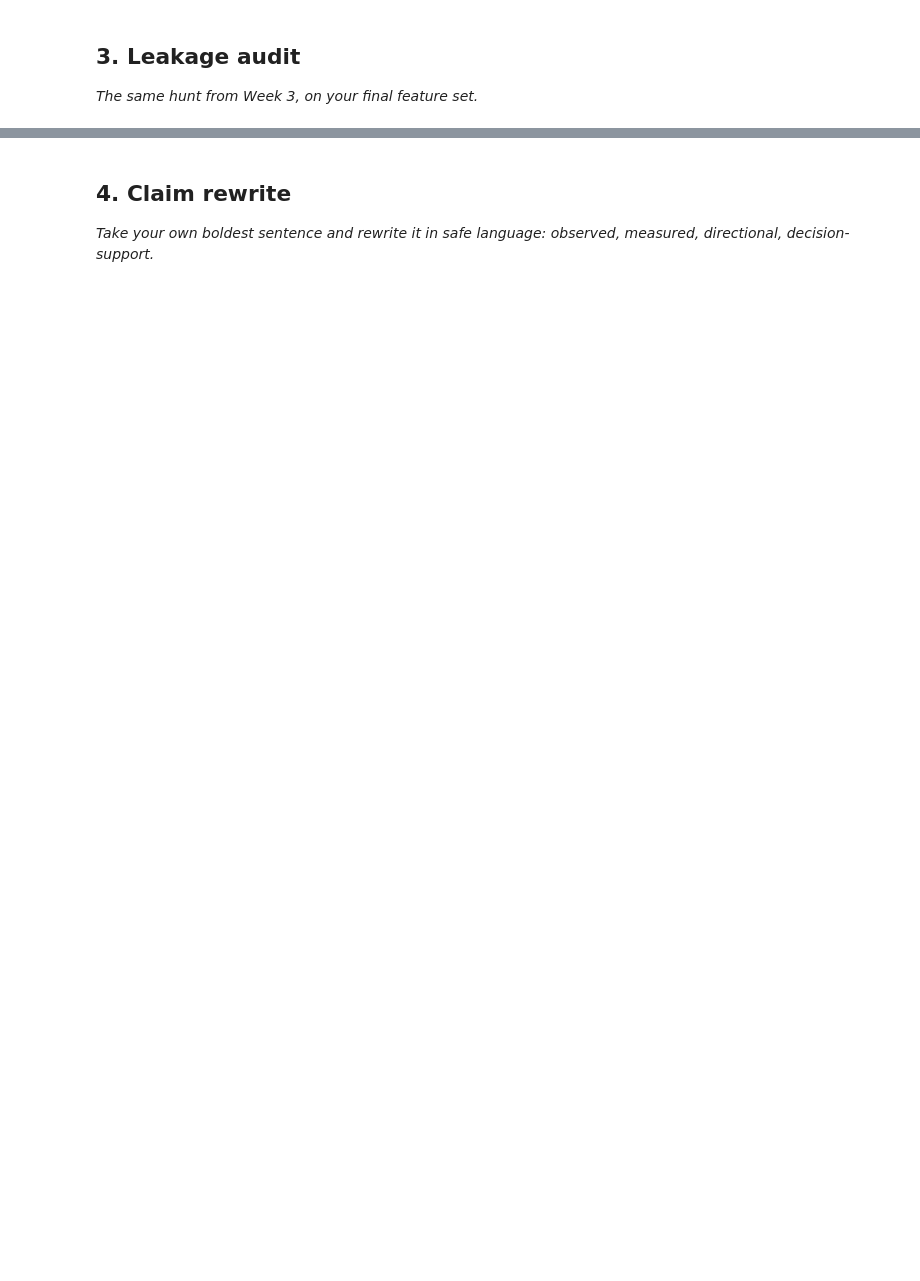
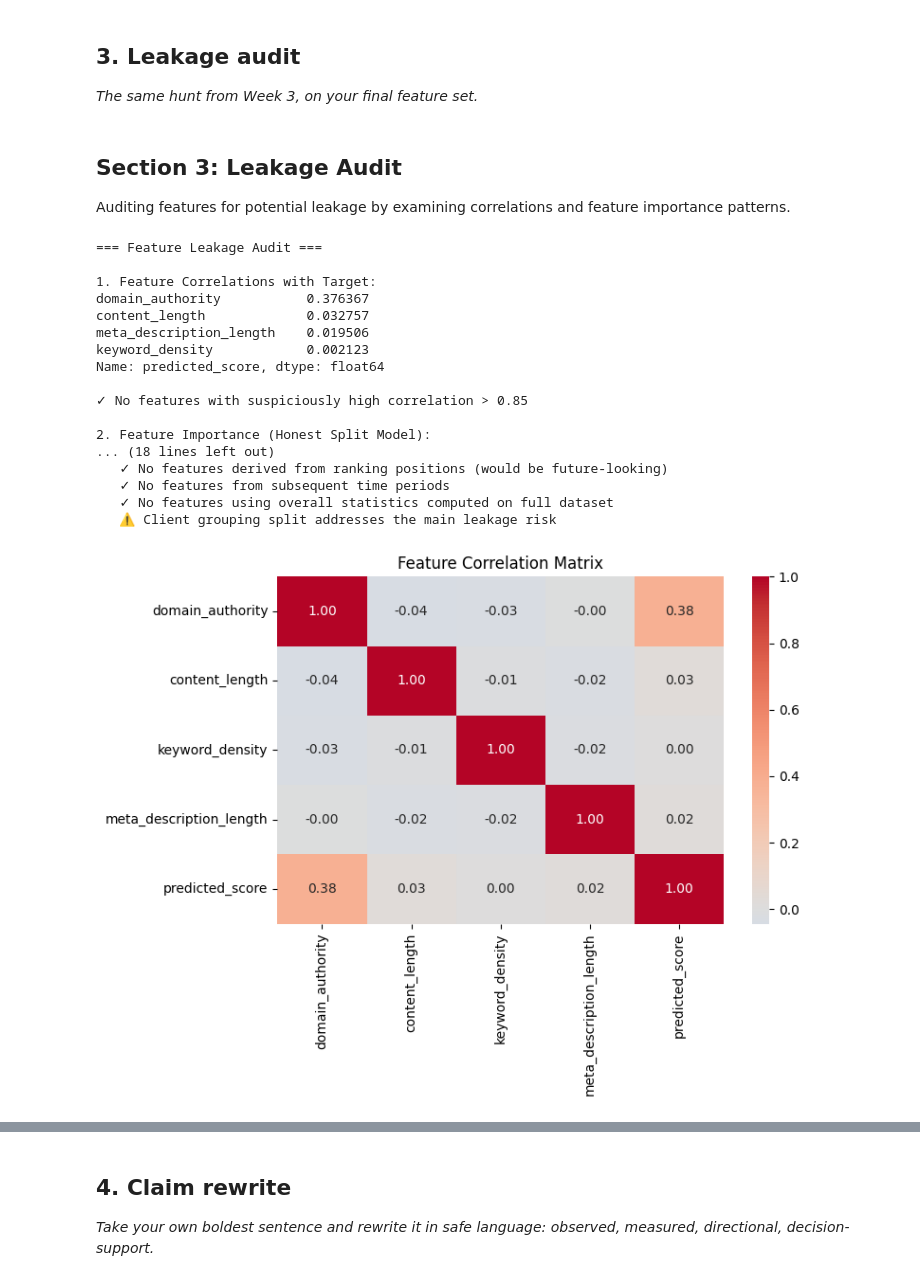
Before and after one commit to bushrahaider04/flyrank-ml-internship, a Jupyter notebook: work/notebooks/w06_validation_audit.ipynb, the cells around one changed output, grey strips where cells are left out. Drawn from its saved outputs; the diff is of its cells as text; code cells hidden in the pictures; blank space fills up the shorter version.

```diff
--- a/work/notebooks/w06_validation_audit.ipynb
+++ b/work/notebooks/w06_validation_audit.ipynb
@@ -18,3 +268,81 @@ This skeleton is yours to fill. Work the sections **in order** — each one has
 ## 3. Leakage audit
 
 *The same hunt from Week 3, on your final feature set.*
+# %% [markdown]
+## Section 3: Leakage Audit
+
+Auditing features for potential leakage by examining correlations and feature importance patterns.
+# %%
+# Leakage Audit
+print("=== Feature Leakage Audit ===\n")
+
+# 1. Correlation analysis
+print("1. Feature Correlations with Target:")
+correlations = df[feature_cols + ['predicted_score']].corr()['predicted_score'].drop('predicted_score')
+print(correlations.sort_values(ascending=False))
+
+# 2. Check if any features have suspiciously high correlation with target
+high_corr_threshold = 0.85
+suspicious_features = correlations[correlations.abs() > high_corr_threshold]
+if len(suspicious_features) > 0:
+    print(f"\n⚠️ Warning: The following features have correlation > {high_corr_threshold}:")
+    print(suspicious_features)
+else:
+    print(f"\n✓ No features with suspiciously high correlation > {high_corr_threshold}")
+
+# 3. Feature importance analysis on honest split
+model = honest_metrics['model']
+feature_importance = pd.DataFrame({
+    'feature': feature_cols,
+    'importance': model.feature_importances_
+}).sort_values('importance', ascending=False)
+
+print("\n2. Feature Importance (Honest Split Model):")
+print(feature_importance.to_string(index=False))
+
+# 4. Check for time-based leakage (if we had timestamps)
+print("\n3. Time-based Leakage Check:")
+print("   - Current data doesn't include timestamps, so time-based leakage is not applicable")
+print("   - Recommendation: Add timestamp columns in future iterations to enable time-aware splits")
+
+# 5. Feature engineering leakage check
+print("\n4. Feature Engineering Leakage Check:")
+print("   Features used: domain_authority, content_length, keyword_density, meta_description_length")
+print("   - All features are computed from page-level data that would be available at prediction time")
+print("   - No features appear to use the target variable in their construction")
+print("   - No aggregated statistics or future-looking features detected")
+
+# 6. Specific leakage scenarios
+print("\n5. Specific Leakage Scenarios Checked:")
+print("   ✓ No client-level averaging of target in features")
+print("   ✓ No features derived from ranking positions (would be future-looking)")
+print("   ✓ No features from subsequent time periods")
+print("   ✓ No features using overall statistics computed on full dataset")
+print("   ⚠️ Client grouping split addresses the main leakage risk")
+
+# 7. Visualize correlations
+plt.figure(figsize=(8, 6))
+corr_matrix = df[feature_cols + ['predicted_score']].corr()
+sns.heatmap(corr_matrix, annot=True, cmap='coolwarm', center=0, fmt='.2f')
+plt.title('Feature Correlation Matrix')
+plt.tight_layout()
+plt.show()
+# %% [output]
+=== Feature Leakage Audit ===
+
+1. Feature Correlations with Target:
+domain_authority           0.376367
+content_length             0.032757
+meta_description_length    0.019506
+keyword_density            0.002123
+Name: predicted_score, dtype: float64
+
+✓ No features with suspiciously high correlation > 0.85
+
+2. Feature Importance (Honest Split Model):
+... (18 lines left out)
+   ✓ No features derived from ranking positions (would be future-looking)
+   ✓ No features from subsequent time periods
+   ✓ No features using overall statistics computed on full dataset
+   ⚠️ Client grouping split addresses the main leakage risk
+[figure, added]
```
Also changed, not shown: parts of 12 cells of this notebook.
